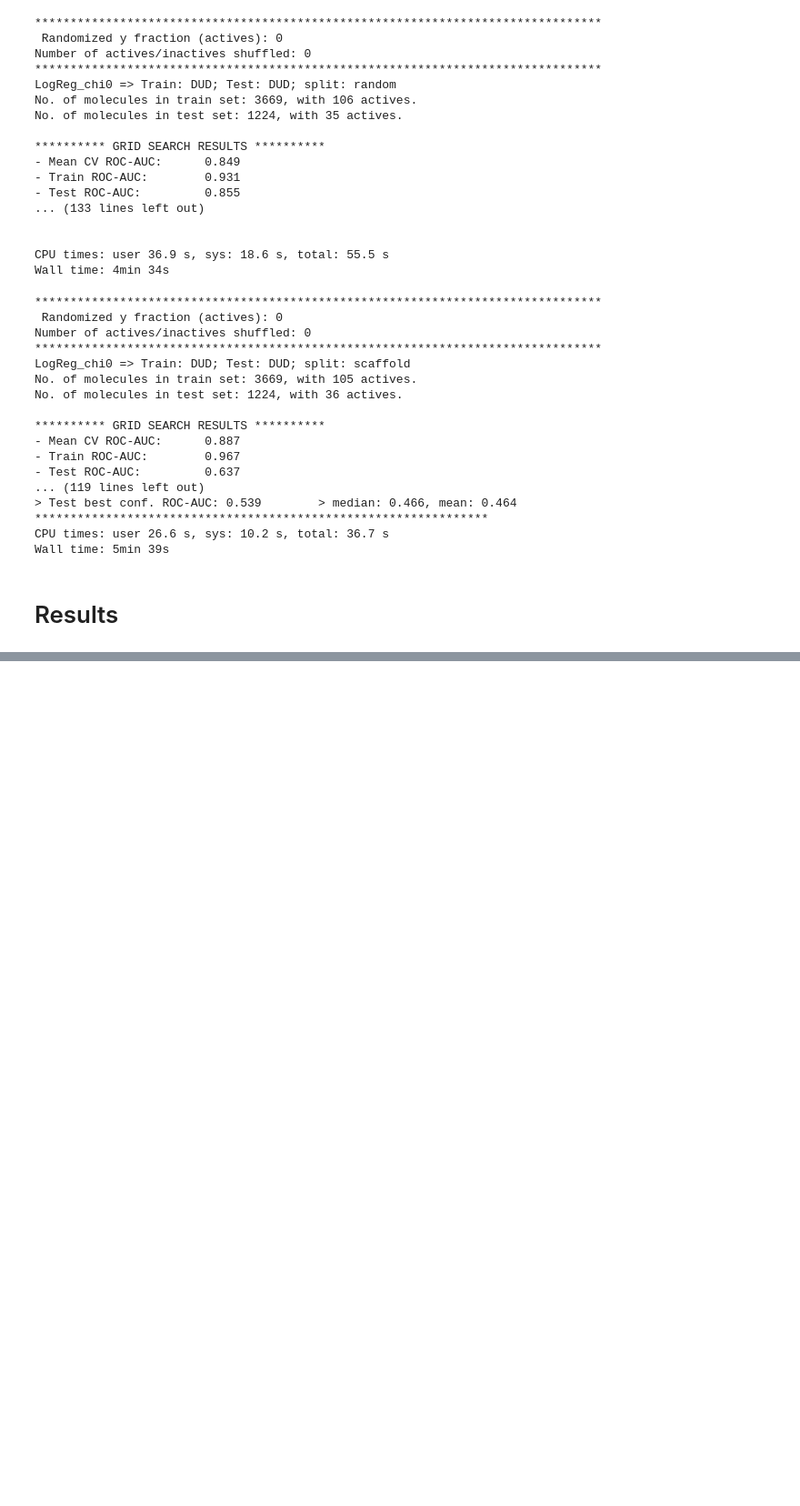
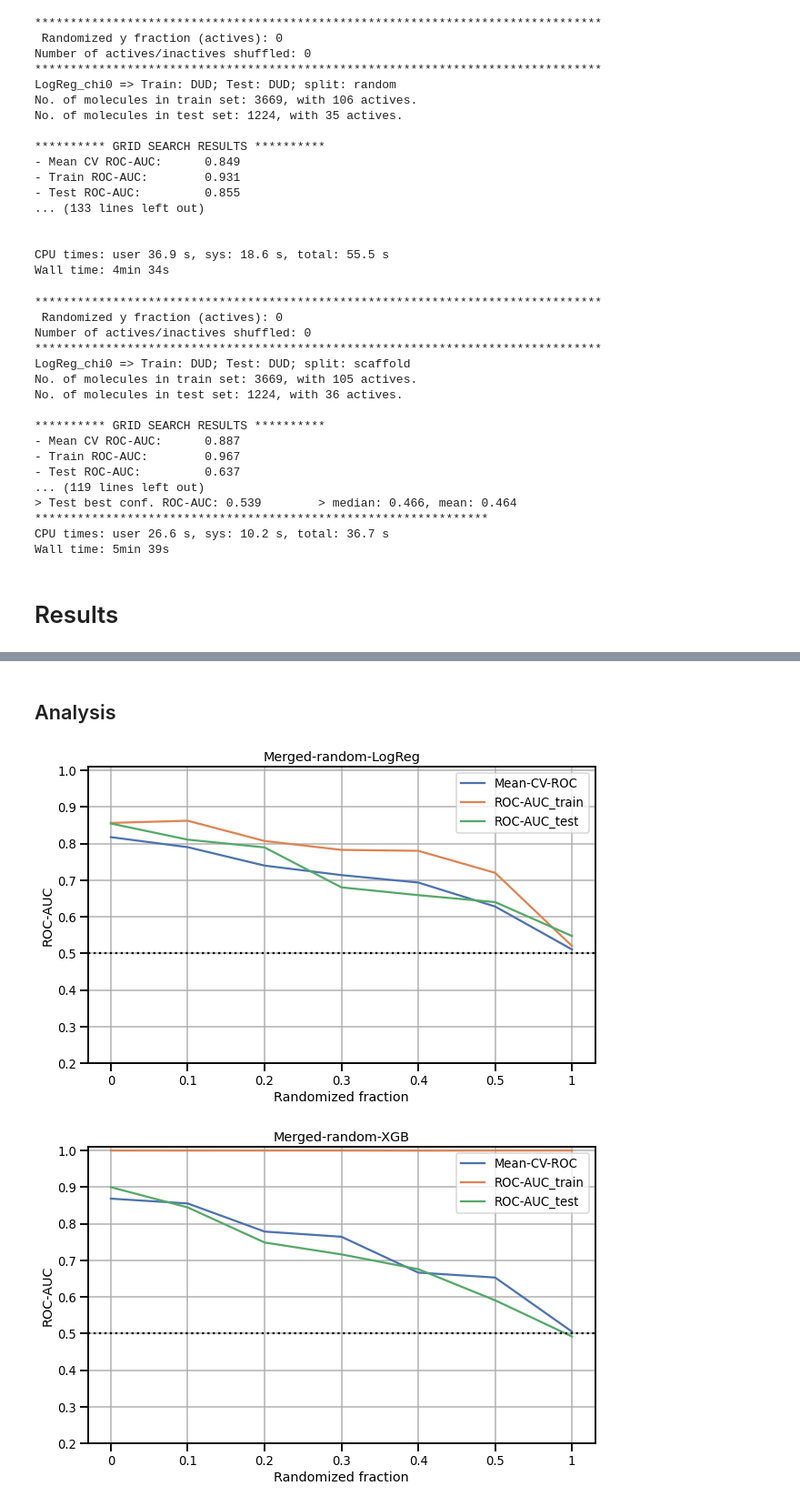
Before and after one commit to jRicciL/FXa-notebooks, a Jupyter notebook: 6_Machine_Learning_Models/4_y_Shuffled_ML_Model_Selection_Grid_Search.ipynb, the cells around one changed output, grey strips where cells are left out. Shown at 91% size. Drawn from its saved outputs; the diff is of its cells as text; code cells hidden in the pictures; blank space fills up the shorter version.

Commit message:
Results plots added

```diff
--- a/6_Machine_Learning_Models/4_y_Shuffled_ML_Model_Selection_Grid_Search.ipynb
+++ b/6_Machine_Learning_Models/4_y_Shuffled_ML_Model_Selection_Grid_Search.ipynb
@@ -685,0 +672,39 @@ y_shuffled_ml_model_selecion
+# %% [markdown]
+## Analysis
+# %%
+import pandas as pd
+import matplotlib.pyplot as plt
+import seaborn as sns
+sns.set(context='talk', style=None, font_scale=0.8)
+import warnings
+warnings.filterwarnings("ignore")
+y_shuffled_ml_model_selecion = pd.read_pickle('./df_y_shuffled_ml_model_selecion.pkl')
+
+# Create a column to indicate the chi value
+df = y_shuffled_ml_model_selecion
+df['chi'] =  df['Model name'].str.split('_chi').str[1]
+df['Model name'] = df['Model name'].str.split('_').str[0]
+df = df.reset_index(drop=True)
+df.set_index(['Train_set', 'Test_set', 'Model name', 'Split'], inplace=True)
+df = df.sort_index(level=1, axis=1)
+# %%
+def plot_results(db, split):
+    for ml_clf in df.index.get_level_values(2).unique():
+        idx = (db, db, ml_clf, split)
+        roc_cols = ['Mean-CV-ROC', 'ROC-AUC_train', 'ROC-AUC_test']
+        try:
+            df.loc[idx].plot(x='chi',
+                             y=roc_cols,
+                             figsize=(10,6),
+                             ylim=(0.2, 1.01),
+                             title=db + '-' + split + '-' + ml_clf)
+            plt.xlabel('Randomized fraction')
+            plt.ylabel('ROC-AUC')
+            plt.grid(True)
+            plt.axhline(y=0.5, color='black', linestyle=':')
+        except: None
+# %%
+plot_results('Merged', 'random')
+# %% [output]
+[figure, added]
+[figure, added]
```
Also changed, not shown: parts of 6 cells of this notebook.
